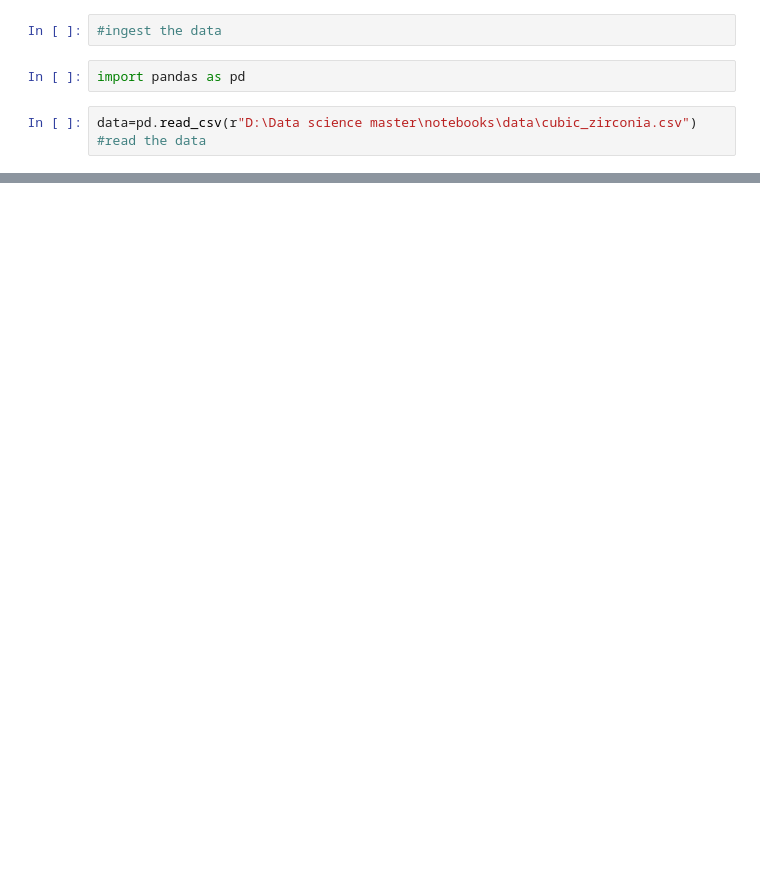
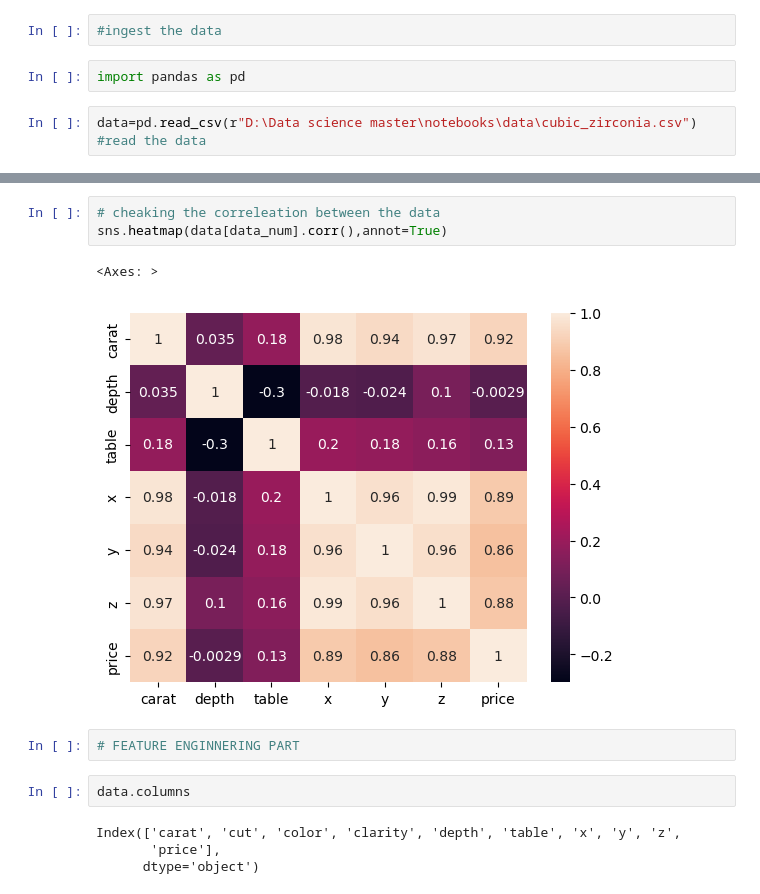
Before and after one commit to Abhishek1234567899/Data-science-master, a Jupyter notebook: notebooks/research.ipynb, the cells around one changed output, grey strips where cells are left out. Drawn from its saved outputs; the diff is of its cells as text; blank space fills up the shorter version.

```diff
--- a/notebooks/research.ipynb
+++ b/notebooks/research.ipynb
@@ -6,0 +349,14 @@ data=pd.read_csv(r"D:\Data science master\notebooks\data\cubic_zirconia.csv")  #
+# %%
+# cheaking the correleation between the data
+sns.heatmap(data[data_num].corr(),annot=True)
+# %% [output]
+<Axes: >
+[figure, added]
+# %%
+# FEATURE ENGINNERING PART
+# %%
+data.columns
+# %% [output]
+Index(['carat', 'cut', 'color', 'clarity', 'depth', 'table', 'x', 'y', 'z',
+       'price'],
+      dtype='object')
```
Also changed, not shown: parts of 43 cells of this notebook, 1 other file.
